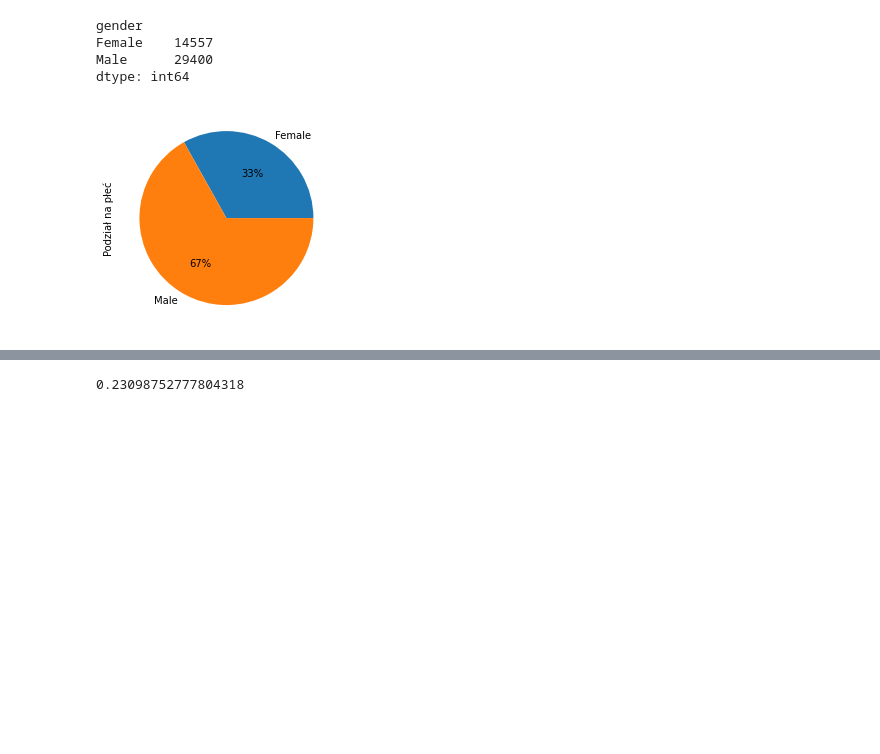
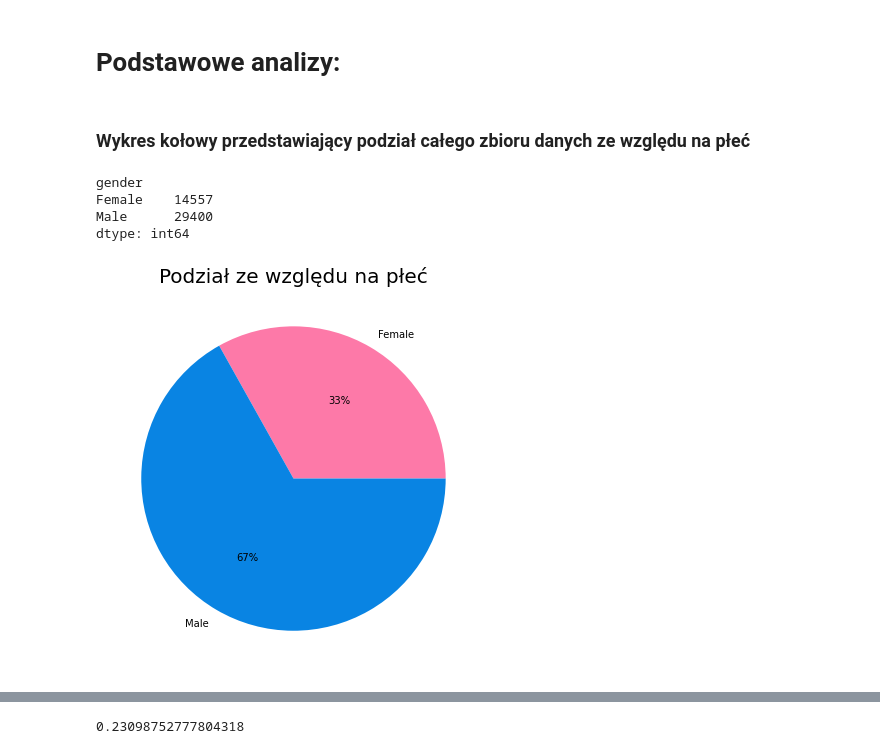
Before and after one commit to falken01/data-analysis-income, a Jupyter notebook: income_data_analysis.ipynb, the cells around one changed output, grey strips where cells are left out. Cells and saved outputs as stored; diff of their text form; code cells hidden in the pictures; blank space fills up the shorter version.

```diff
--- a/income_data_analysis.ipynb
+++ b/income_data_analysis.ipynb
@@ -8,2 +42,3 @@ import numpy as np
 # %%
-df_income = pd.read_csv("https://community052.blob.core.windows.net/csvs/train.csv")
+CSV_DATA_URL = "https://community052.blob.core.windows.net/csvs/train.csv"
+df_income = pd.read_csv(CSV_DATA_URL, delimiter=',')
@@ -43,0 +147,3 @@ df_income["age"].max()
+# %%
+df_income['income_>50K'] = df_income['income_>50K'].astype(bool)
+df_income['income_>50K']
@@ -44,11 +211,15 @@ df_income["age"].max()
+# %% [markdown]
+# Podstawowe analizy:
+# %% [markdown]
+### Wykres kołowy przedstawiający podział całego zbioru danych ze względu na płeć
 # %%
-#analiza podstawowa
-
-df_income.groupby(['gender']).size().plot(kind='pie',ylabel="Podział na płeć", autopct='%1.0f%%')
+plt.subplots(figsize=(7,7))
+df_income.groupby(['gender']).size().plot(kind='pie', ylabel="", autopct='%1.0f%%', colors=['#fd79a8', '#0984e3'])
+plt.title('Podział ze względu na płeć', fontsize=20)
 df_income.groupby(['gender']).size()
 # %% [output]
 gender
 Female    14557
 Male      29400
 dtype: int64
-[figure, old version]
+[figure, new version]
```
Also changed, not shown: parts of 47 cells of this notebook.
